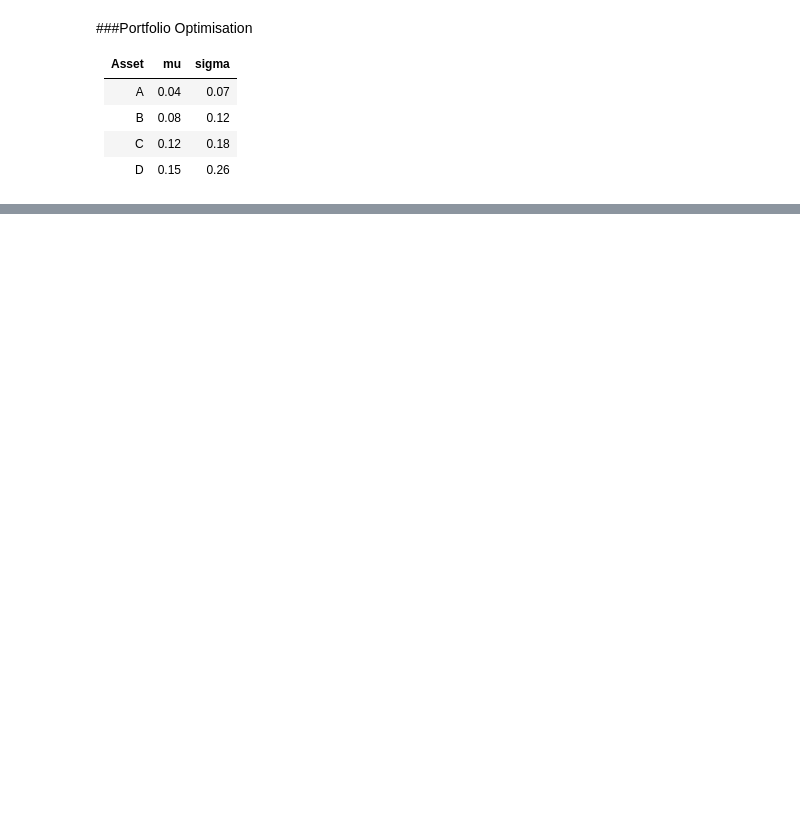
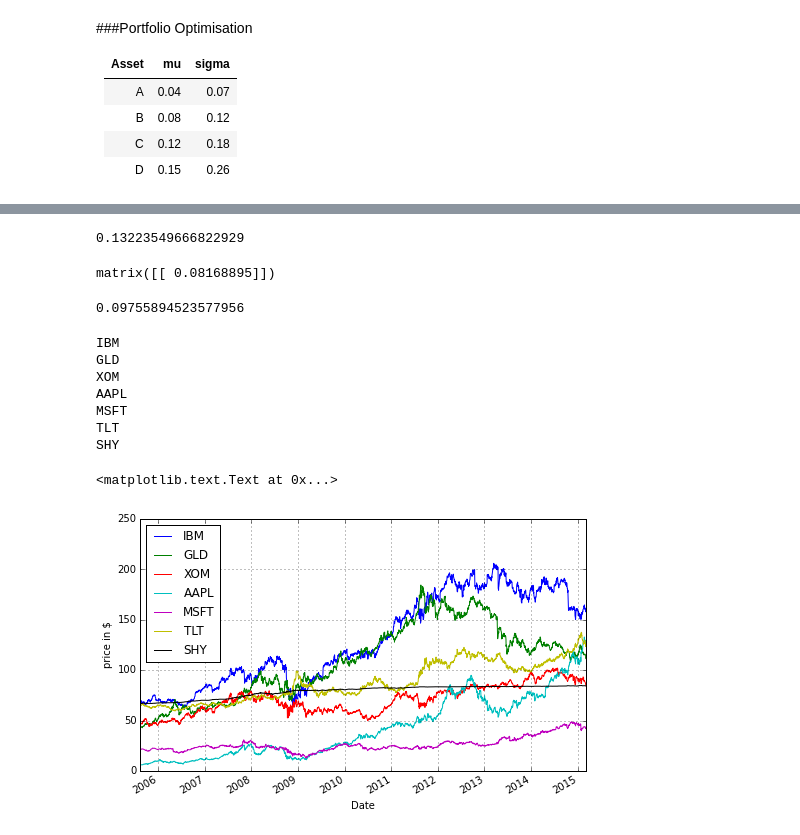
Before and after one commit to spurnaye/quant-analysis, a Jupyter notebook: portfolio-optimization.ipynb, the cells around one changed output, grey strips where cells are left out. Cells and saved outputs as stored; diff of their text form; code cells hidden in the pictures; blank space fills up the shorter version.

```diff
--- a/portfolio-optimization.ipynb
+++ b/portfolio-optimization.ipynb
@@ -51,0 +116,4 @@ Expected Portfolio Return and Risk
+# %%
+sqrt(w.T*variance_covariance_matrix*w)
+# %% [output]
+0.13223549666822929
@@ -51,0 +122,8 @@ Expected Portfolio Return and Risk
+# %%
+(c - (b*r))/(b - (a*r))
+# %% [output]
+matrix([[ 0.08168895]])
+# %%
+sqrt((c - (2*b*r) + a*(r**2))/(b - (a*r))**2)
+# %% [output]
+0.09755894523577956
@@ -51,0 +137,22 @@ Expected Portfolio Return and Risk
+# %%
+from zipline.utils.factory import load_bars_from_yahoo
+end = pd.Timestamp.utcnow()
+start = end - 2500 * pd.tseries.offsets.BDay()
+
+data = load_bars_from_yahoo(stocks=['IBM', 'GLD', 'XOM', 'AAPL',
+                                    'MSFT', 'TLT', 'SHY'],
+                            start=start, end=end)
+
+
+data.loc[:, :, 'price'].plot(figsize=(8,5))
+plt.ylabel('price in $')
+# %% [output]
+IBM
+GLD
+XOM
+AAPL
+MSFT
+TLT
+SHY
+<matplotlib.text.Text at 0x...>
+[figure, added]
```
Also changed, not shown: parts of 20 cells of this notebook, 1 other file.
